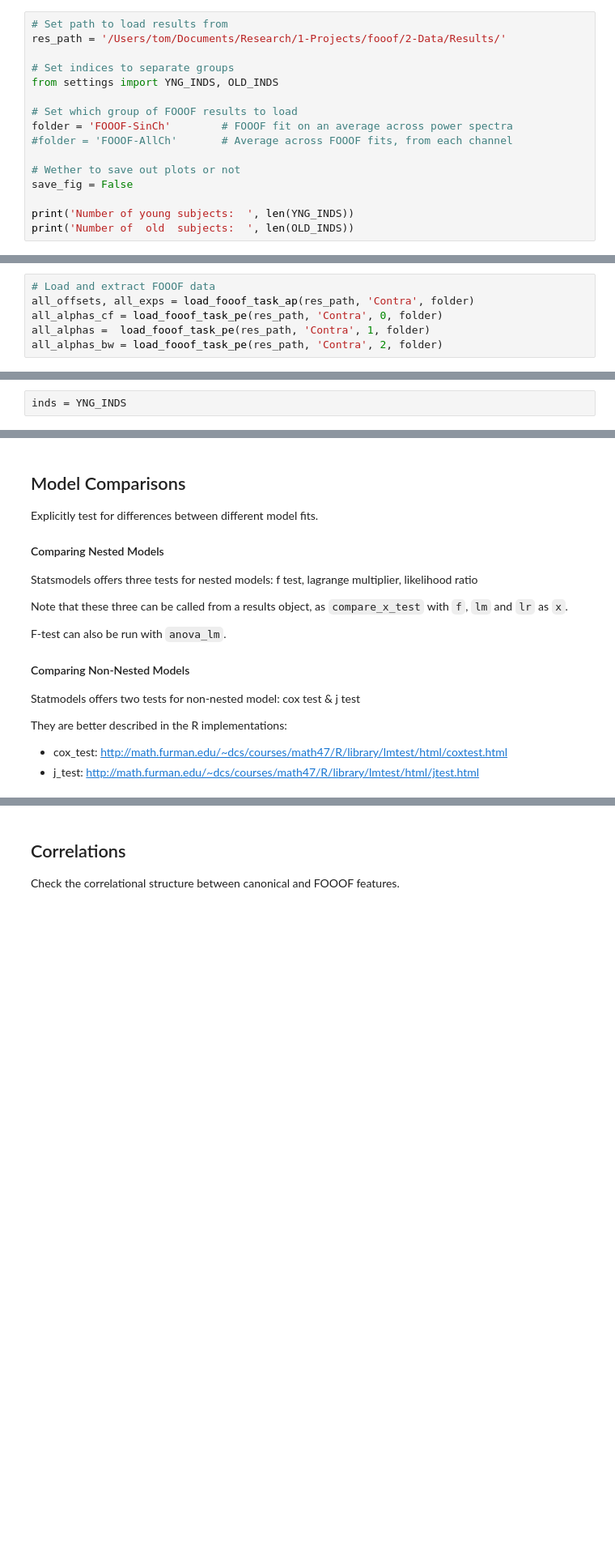
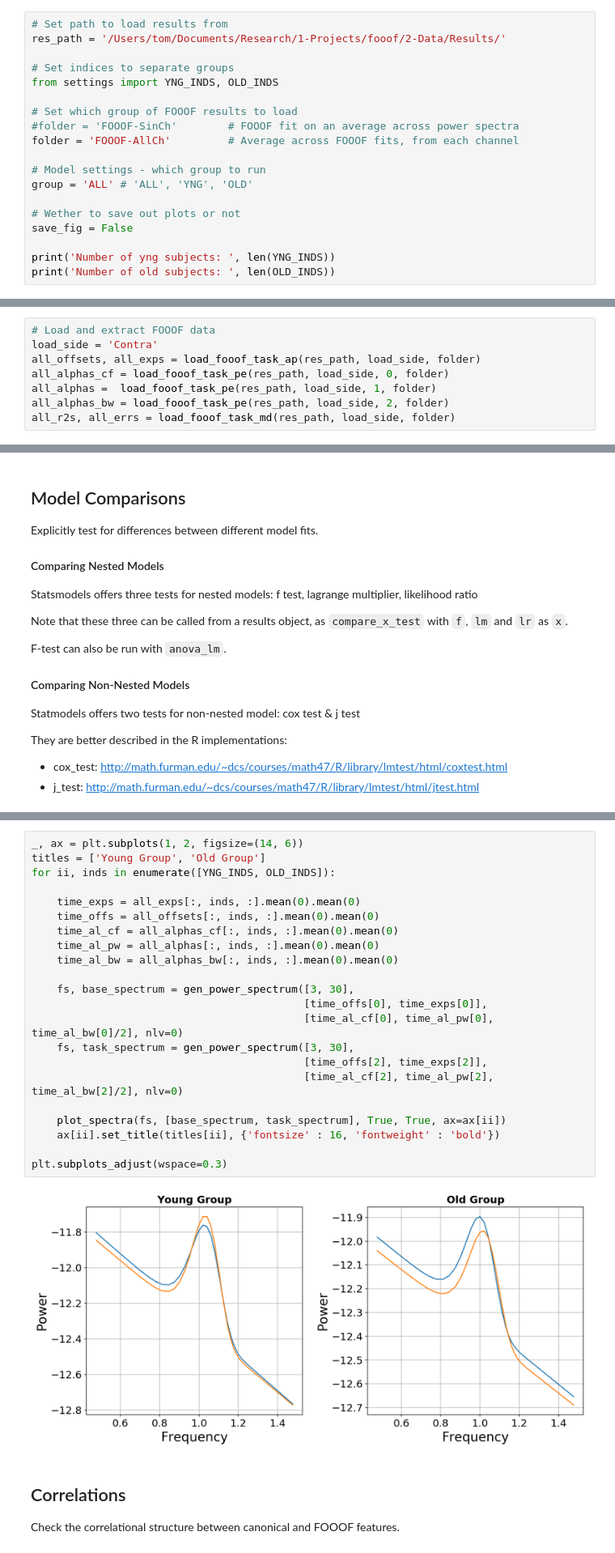
Before and after one commit to TomDonoghue/EEGparam, a Jupyter notebook: notebooks/GroupAnalysis-Task.ipynb, the cells around one changed output, grey strips where cells are left out. Shown at 81% size. Cells and saved outputs as stored; diff of their text form; blank space fills up the shorter version.

```diff
--- a/notebooks/GroupAnalysis-Task.ipynb
+++ b/notebooks/GroupAnalysis-Task.ipynb
@@ -56,12 +55,15 @@ res_path = '/Users/tom/Documents/Research/1-Projects/fooof/2-Data/Results/'
 from settings import YNG_INDS, OLD_INDS
 
 # Set which group of FOOOF results to load
-folder = 'FOOOF-SinCh'        # FOOOF fit on an average across power spectra
-#folder = 'FOOOF-AllCh'       # Average across FOOOF fits, from each channel
+#folder = 'FOOOF-SinCh'        # FOOOF fit on an average across power spectra
+folder = 'FOOOF-AllCh'         # Average across FOOOF fits, from each channel
+
+# Model settings - which group to run
+group = 'ALL' # 'ALL', 'YNG', 'OLD'
 
 # Wether to save out plots or not
 save_fig = False
 
-print('Number of young subjects:  ', len(YNG_INDS))
-print('Number of  old  subjects:  ', len(OLD_INDS))
+print('Number of yng subjects: ', len(YNG_INDS))
+print('Number of old subjects: ', len(OLD_INDS))
 # %% [output]
@@ -116,6 +112,8 @@ avg_behav = behav_dat.groupby('SubjID').mean()
 # %%
 # Load and extract FOOOF data
-all_offsets, all_exps = load_fooof_task_ap(res_path, 'Contra', folder)
-all_alphas_cf = load_fooof_task_pe(res_path, 'Contra', 0, folder)
-all_alphas =  load_fooof_task_pe(res_path, 'Contra', 1, folder)
-all_alphas_bw = load_fooof_task_pe(res_path, 'Contra', 2, folder)
+load_side = 'Contra'
+all_offsets, all_exps = load_fooof_task_ap(res_path, load_side, folder)
+all_alphas_cf = load_fooof_task_pe(res_path, load_side, 0, folder)
+all_alphas =  load_fooof_task_pe(res_path, load_side, 1, folder)
+all_alphas_bw = load_fooof_task_pe(res_path, load_side, 2, folder)
+all_r2s, all_errs = load_fooof_task_md(res_path, load_side, folder)
@@ -646,2 +415,0 @@ np.median(al_dif_old)
-# %%
-inds = YNG_INDS
@@ -728,3 +512,27 @@ print_stat('Model comp', lm_val, p_val)
+# %%
+_, ax = plt.subplots(1, 2, figsize=(14, 6))
+titles = ['Young Group', 'Old Group']
+for ii, inds in enumerate([YNG_INDS, OLD_INDS]):
+
+    time_exps = all_exps[:, inds, :].mean(0).mean(0)
+    time_offs = all_offsets[:, inds, :].mean(0).mean(0)
+    time_al_cf = all_alphas_cf[:, inds, :].mean(0).mean(0)
+    time_al_pw = all_alphas[:, inds, :].mean(0).mean(0)
+    time_al_bw = all_alphas_bw[:, inds, :].mean(0).mean(0)
+
+    fs, base_spectrum = gen_power_spectrum([3, 30],
+                                           [time_offs[0], time_exps[0]],
+                                           [time_al_cf[0], time_al_pw[0], time_al_bw[0]/2], nlv=0)
+    fs, task_spectrum = gen_power_spectrum([3, 30],
+                                           [time_offs[2], time_exps[2]],
+                                           [time_al_cf[2], time_al_pw[2], time_al_bw[2]/2], nlv=0)
+
+    plot_spectra(fs, [base_spectrum, task_spectrum], True, True, ax=ax[ii])
+    ax[ii].set_title(titles[ii], {'fontsize' : 16, 'fontweight' : 'bold'})
+
+plt.subplots_adjust(wspace=0.3)
+# %% [output]
+[figure, added]
 # %% [markdown]
 ## Correlations
 
```
Also changed, not shown: parts of 140 cells of this notebook, 5 other files.
